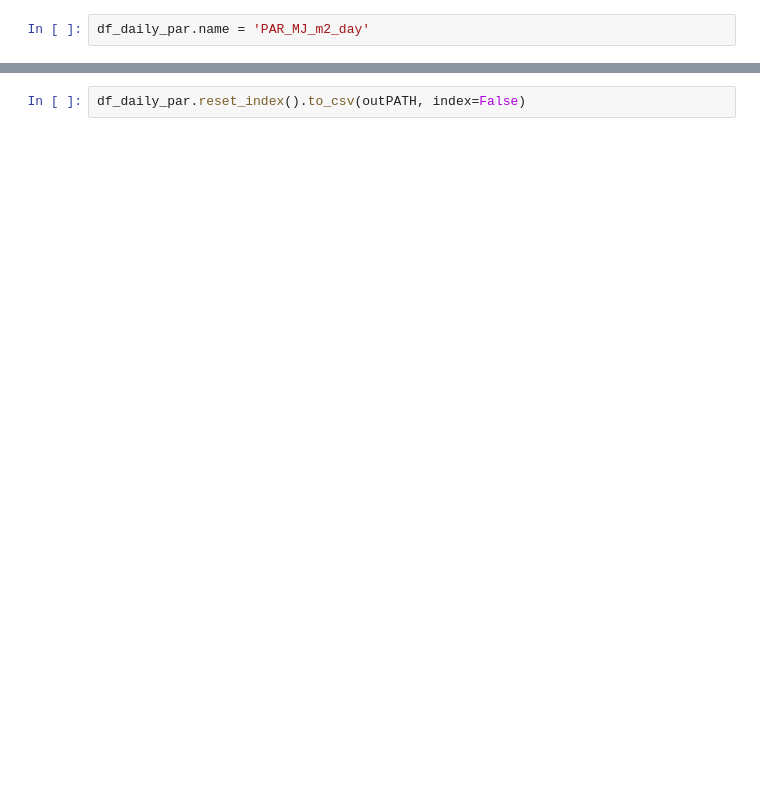
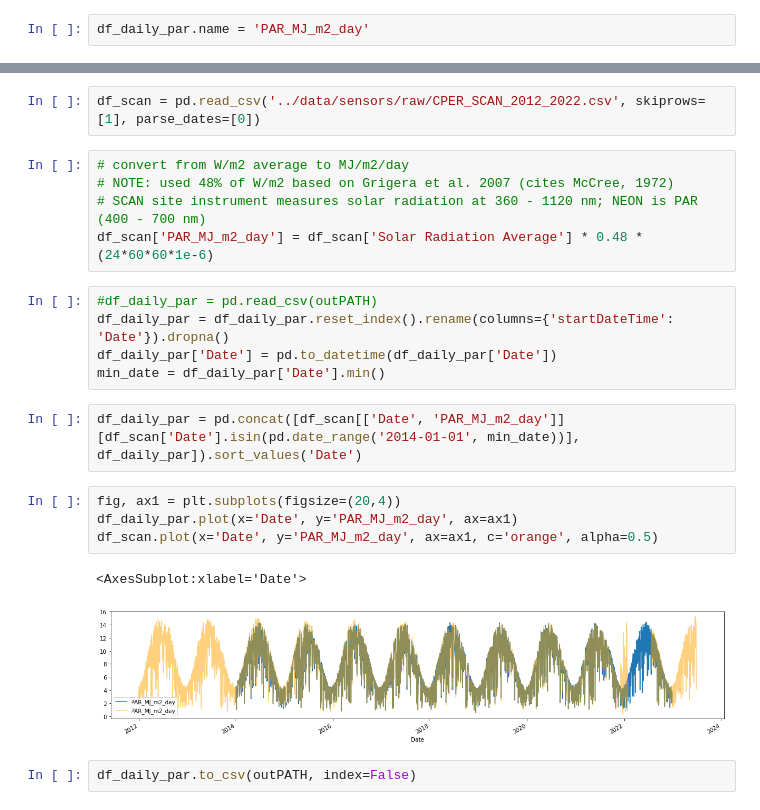
Before and after one commit to kearney-sp/cper_hls_veg_models, a Jupyter notebook: prep_data/prep_par.ipynb, the cells around one changed output, grey strips where cells are left out. Cells and saved outputs as stored; diff of their text form; blank space fills up the shorter version.

```diff
--- a/prep_data/prep_par.ipynb
+++ b/prep_data/prep_par.ipynb
@@ -183,2 +183,23 @@ df_daily_par.name = 'PAR_MJ_m2_day'
+# %%
+df_scan = pd.read_csv('../data/sensors/raw/CPER_SCAN_2012_2022.csv', skiprows=[1], parse_dates=[0])
+# %%
+# convert from W/m2 average to MJ/m2/day
+# NOTE: used 48% of W/m2 based on Grigera et al. 2007 (cites McCree, 1972)
+# SCAN site instrument measures solar radiation at 360 - 1120 nm; NEON is PAR (400 - 700 nm)
+df_scan['PAR_MJ_m2_day'] = df_scan['Solar Radiation Average'] * 0.48 * (24*60*60*1e-6)
+# %%
+#df_daily_par = pd.read_csv(outPATH)
+df_daily_par = df_daily_par.reset_index().rename(columns={'startDateTime': 'Date'}).dropna()
+df_daily_par['Date'] = pd.to_datetime(df_daily_par['Date'])
+min_date = df_daily_par['Date'].min()
+# %%
+df_daily_par = pd.concat([df_scan[['Date', 'PAR_MJ_m2_day']][df_scan['Date'].isin(pd.date_range('2014-01-01', min_date))], df_daily_par]).sort_values('Date')
+# %%
+fig, ax1 = plt.subplots(figsize=(20,4))
+df_daily_par.plot(x='Date', y='PAR_MJ_m2_day', ax=ax1)
+df_scan.plot(x='Date', y='PAR_MJ_m2_day', ax=ax1, c='orange', alpha=0.5)
+# %% [output]
+<AxesSubplot:xlabel='Date'>
+[figure, added]
 # %%
-df_daily_par.reset_index().to_csv(outPATH, index=False)
+df_daily_par.to_csv(outPATH, index=False)
```
Also changed, not shown: parts of 2 cells of this notebook, 13 other files.
